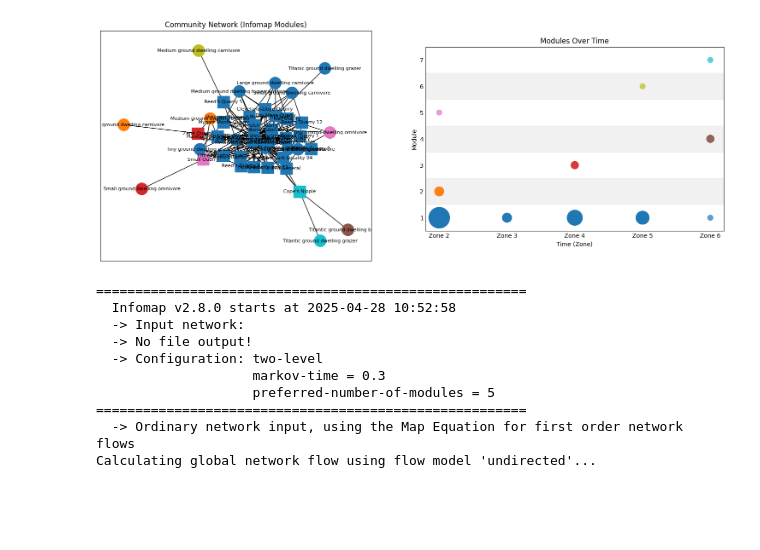
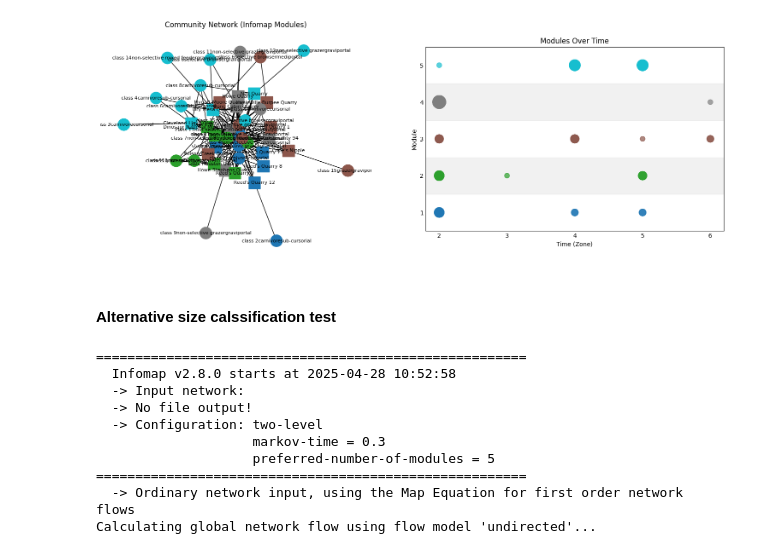
Before and after one commit to HGord2022/palaeoecology, a Jupyter notebook: infomap.ipynb, the cells around one changed output. Drawn from its saved outputs; the diff is of its cells as text; code cells hidden in the pictures; blank space fills up the shorter version.

```diff
--- a/infomap.ipynb
+++ b/infomap.ipynb
@@ -6,7 +86,8 @@ import networkx as nx
 import numpy as np
 
 # load csv
-csv_path = "drymesaclasstime.csv"
+csv_path = "morrisonhighresedges_new.csv"
+time_col= "time_foster" # one of: 'foster', 'turner', 'maidment'
 df = pd.read_csv(csv_path)
 
 # map node names to int
@@ -15,7 +96,7 @@ node_map = {name: i for i, name in enumerate(unique_nodes)}
 reverse_node_map = {i: name for name, i in node_map.items()}
 
 # build network with infomap
-im = Infomap("--two-level --markov-time 1 --preferred-number-of-modules 7 --num-trials 100")
+im = Infomap("--two-level --markov-time 0.3 --preferred-number-of-modules 5 --num-trials 100")
 
 for _, row in df.iterrows():
     u = node_map[row["from"]]
@@ -30,14 +111,14 @@ modules = {node.node_id: node.module_id for node in im.nodes}
 name_modules = {reverse_node_map[node_id]: mod for node_id, mod in modules.items()}
 
 # sort data for plotting
-zone_order = sorted(df['time'].unique())
+zone_order = sorted(df[time_col].unique())
 zone_map = {zone: i + 1 for i, zone in enumerate(zone_order)}
 
 node_modules = []
 for name in unique_nodes:
-    time = df[df['from'] == name]['time'].values
+    time = df[df['from'] == name][time_col].values
     if len(time) == 0:
-        time = df[df['to'] == name]['time'].values
+        time = df[df['to'] == name][time_col].values
     time = time[0] if len(time) > 0 else "Zone 0"
     module = name_modules[name]
     node_modules.append((name, module, zone_map.get(time, 0)))
@@ -249,35 +273,41 @@ for module_id in module_ids:
     if module_id % 2 == 0:
         ax2.axhspan(module_id - 0.5, module_id + 0.5, color="lightgrey", alpha=0.3)
 
 # Plot scatter with size reflecting node count
 scatter = ax2.scatter(
     plot_df["zone"], plot_df["module"],
-    s=plot_df["node_count"] * 80,
+    s=plot_df["node_count"] * 70,
     c=plot_df["module"], cmap="tab10", alpha=0.7
 )
 
 # Axis labels and title
 ax2.set_xlabel("Time (Zone)")
 ax2.set_ylabel("Module")
 ax2.set_title("Modules Over Time")
 
 # X/Y ticks and labels
 ax2.set_xticks(list(zone_map.values()))
 ax2.set_xticklabels(list(zone_map.keys()))
 ax2.set_yticks(module_ids)
 
 # Clean up axes
 ax2.tick_params(axis='both', which='both', length=0)
 ax2.set_ylim(min(module_ids) - 0.5, max(module_ids) + 0.5)
 ax2.grid(False)
 
+# Remove the black border from the network graph
+for spine in ax1.spines.values():
+    spine.set_visible(False)
+
 # Layout adjustment
 box = ax2.get_position()
 ax2.set_position([box.x0, box.y0 + 0.1, box.width * 1.1, box.height * 0.8])
 
 plt.show()
 # %% [output]
-[figure, old version]
+[figure, new version]
+# %% [markdown]
+#### Alternative size calssification test
 # %%
 df2 = df
 
```
Also changed, not shown: parts of 8 cells of this notebook, 4 other files.
